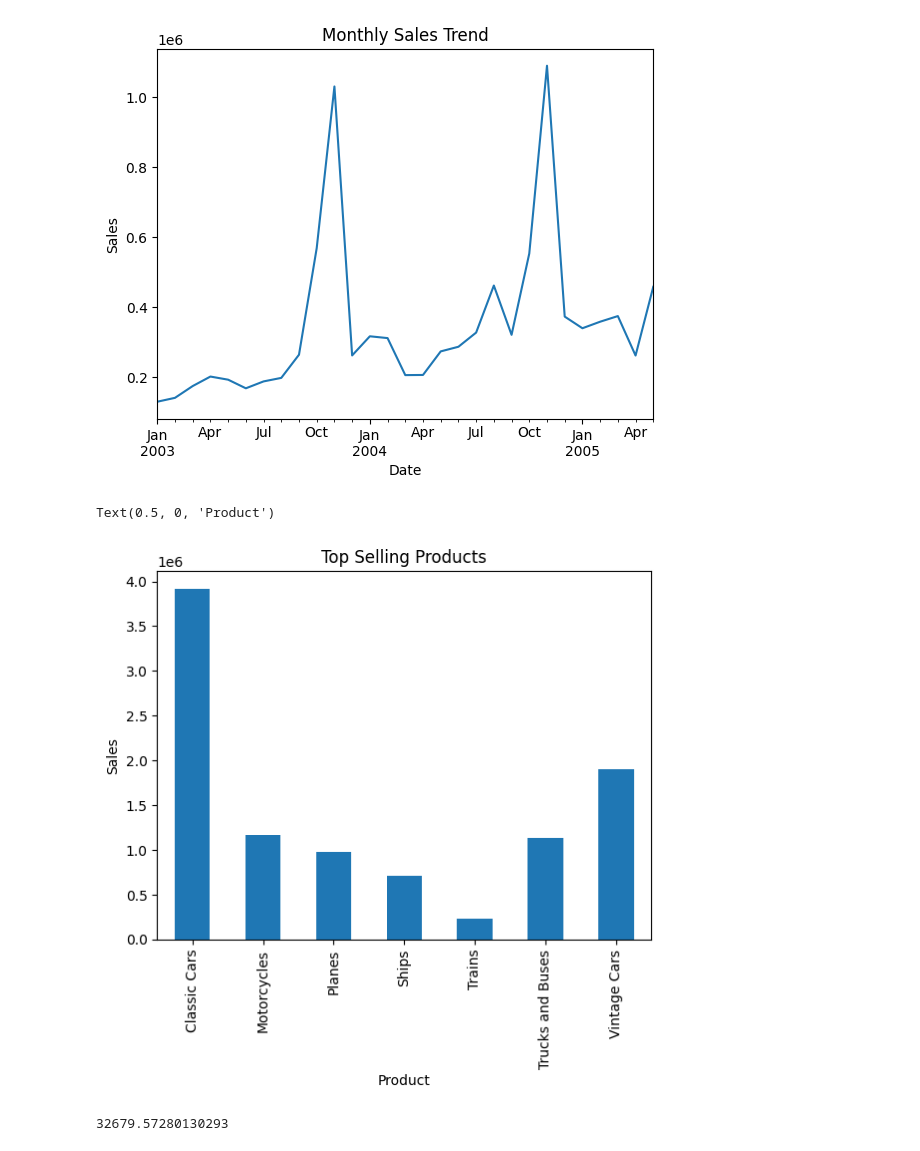
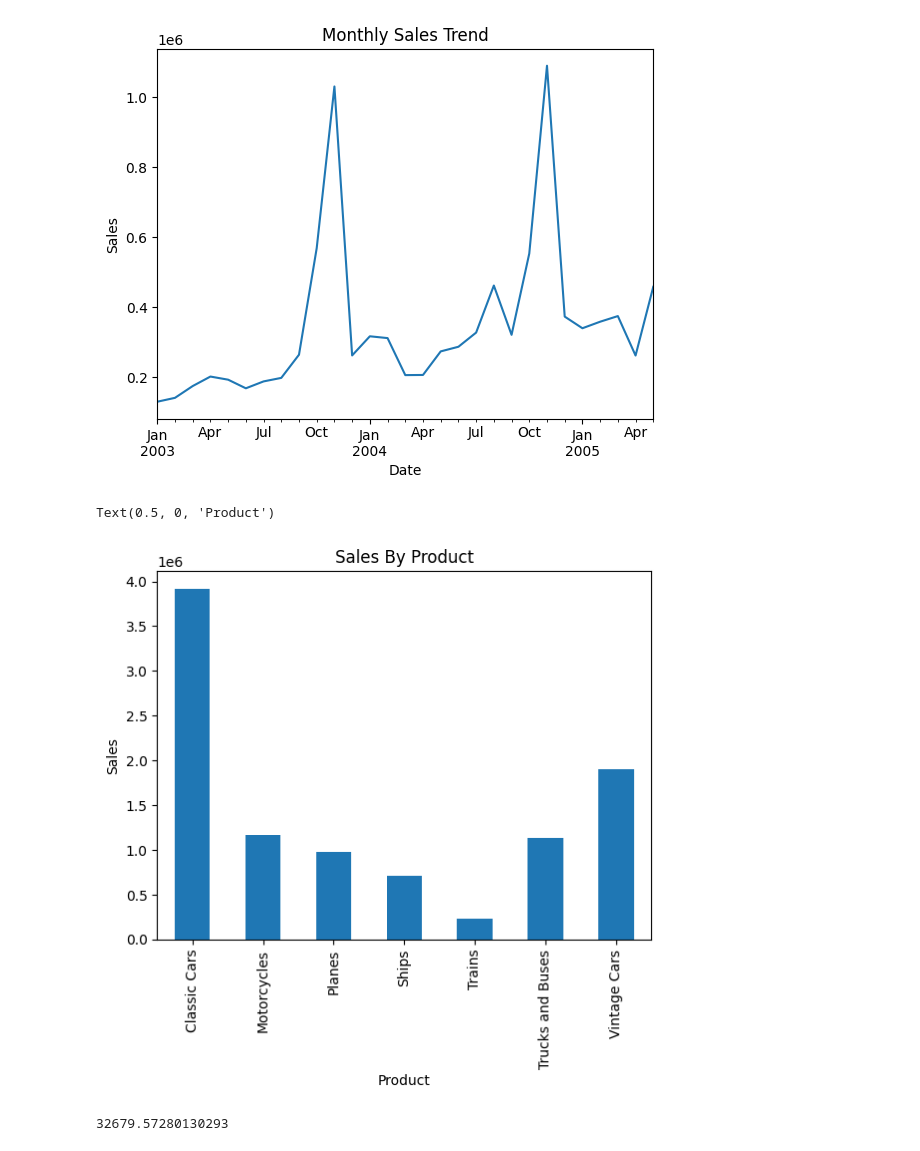
Before and after one commit to kawerewagaba/sales-data-analysis, a Jupyter notebook: sales.ipynb, the cells around one changed output. Cells and saved outputs as stored; diff of their text form; code cells hidden in the pictures.

```diff
--- a/sales.ipynb
+++ b/sales.ipynb
@@ -205,13 +217,15 @@ plt.xlabel('Date')
 Text(0.5, 0, 'Date')
 [figure]
 # %%
+# sales by category
+
 top_products = df.groupby('PRODUCTLINE')['SALES'].sum()
-top_products.plot(kind='bar', title='Top Selling Products')
+top_products.plot(kind='bar', title='Sales By Product')
 plt.ylabel('Sales')
 plt.xlabel('Product')
 # %% [output]
 Text(0.5, 0, 'Product')
-[figure, old version]
+[figure, new version]
 # %%
 # calculating the average order value (AOV) - average sales per order - total sales divided by number of oders
 
```
Also changed, not shown: parts of 7 cells of this notebook.
